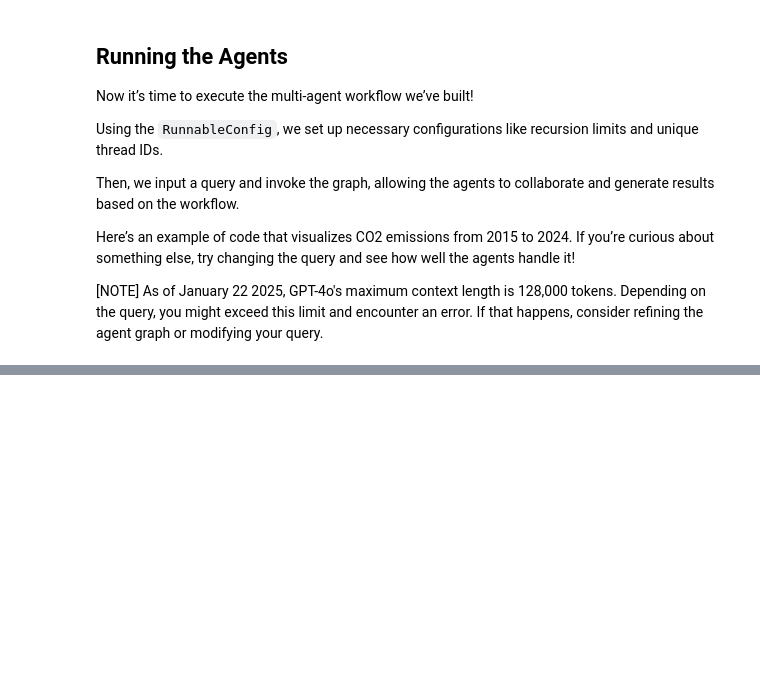
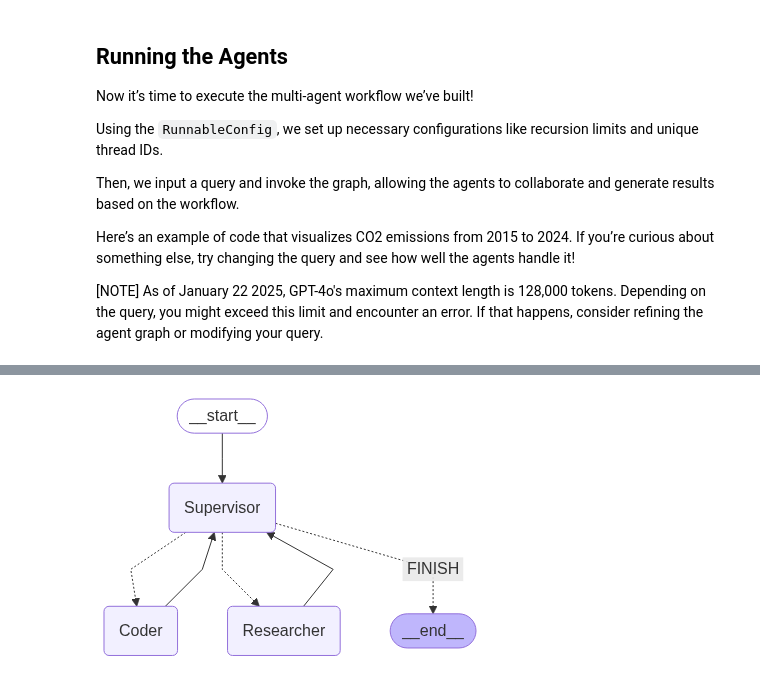
Before and after one commit to Bluedata-Consulting/GAAPB02-training, a Jupyter notebook: Concept_LangGraph_Multi_Agent_Collaboration.ipynb, the cells around one changed output, grey strips where cells are left out. Saved outputs shown, nothing was run; the diff lists cells and outputs as text; code cells hidden in the pictures; blank space fills up the shorter version.

```diff
--- a/Concept_LangGraph_Multi_Agent_Collaboration.ipynb
+++ b/Concept_LangGraph_Multi_Agent_Collaboration.ipynb
@@ -336,0 +609,7 @@ FINAL ANSWER
+# %%
+# sudo apt install graphviz graphviz-dev pkg-config
+# pip install pygraphviz
+from IPython.display import display,Image
+display(Image(graph.get_graph(xray=True).draw_mermaid_png()))
+# %% [output]
+[figure, added]
```
Also changed, not shown: parts of 29 cells of this notebook.
